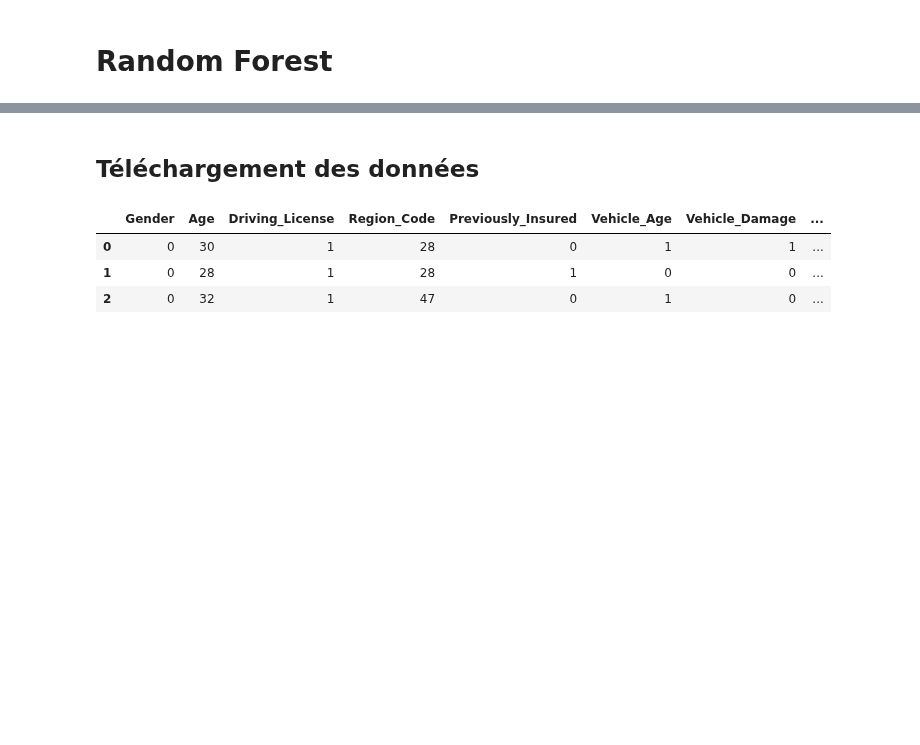
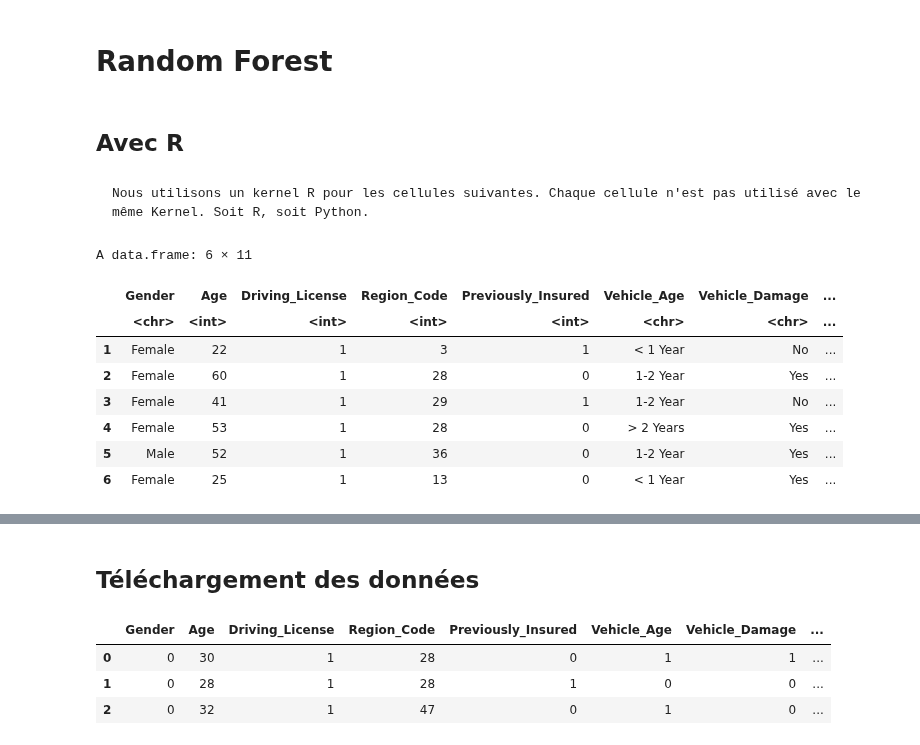
Before and after one commit to claviermathieu/ISFA-prj-datascience, a Jupyter notebook: book/docs/4_modeles/44_rf.ipynb, the cells around one changed output, grey strips where cells are left out. Saved outputs shown, nothing was run; the diff lists cells and outputs as text; code cells hidden in the pictures; blank space fills up the shorter version.

````diff
--- a/book/docs/4_modeles/44_rf.ipynb
+++ b/book/docs/4_modeles/44_rf.ipynb
@@ -33,3 +38,25 @@ def result_model(model,X,Y, mat = True):
         plt.show()
 # %% [markdown]
 # Random Forest
+# %% [markdown]
+## Avec R
+# %% [markdown]
+```{note}
+Nous utilisons un kernel R pour les cellules suivantes. Chaque cellule n'est pas utilisé avec le même Kernel. Soit R, soit Python.
+```
+# %%
+db <- read.csv("https://www.data.mclavier.com/prj_datascience/train_train_r.csv", sep=",")
+rownames(db) = db$ind
+db=db[c(2:ncol(db))]
+# %%
+head(db)
+# %% [output]
+A data.frame: 6 × 11
+|  | Gender | Age | Driving_License | Region_Code | Previously_Insured | Vehicle_Age | Vehicle_Damage | ... |
+|  | <chr> | <int> | <int> | <int> | <int> | <chr> | <chr> | ... |
+| 1 | Female | 22 | 1 | 3 | 1 | < 1 Year | No | ... |
+| 2 | Female | 60 | 1 | 28 | 0 | 1-2 Year | Yes | ... |
+| 3 | Female | 41 | 1 | 29 | 1 | 1-2 Year | No | ... |
+| 4 | Female | 53 | 1 | 28 | 0 | > 2 Years | Yes | ... |
+| 5 | Male | 52 | 1 | 36 | 0 | 1-2 Year | Yes | ... |
+| 6 | Female | 25 | 1 | 13 | 0 | < 1 Year | Yes | ... |
````
Also changed, not shown: parts of 24 cells of this notebook, 9 other files.
